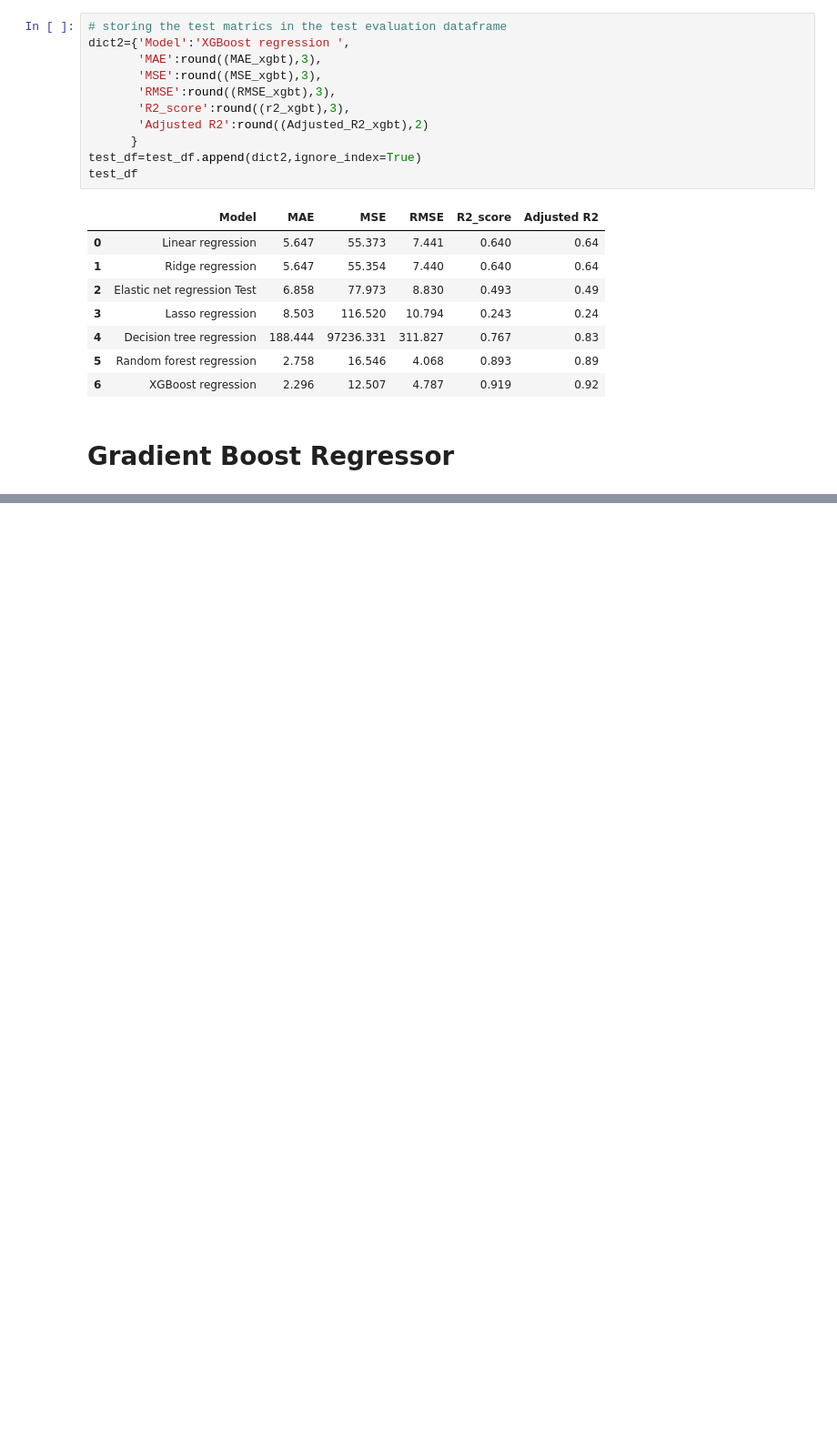
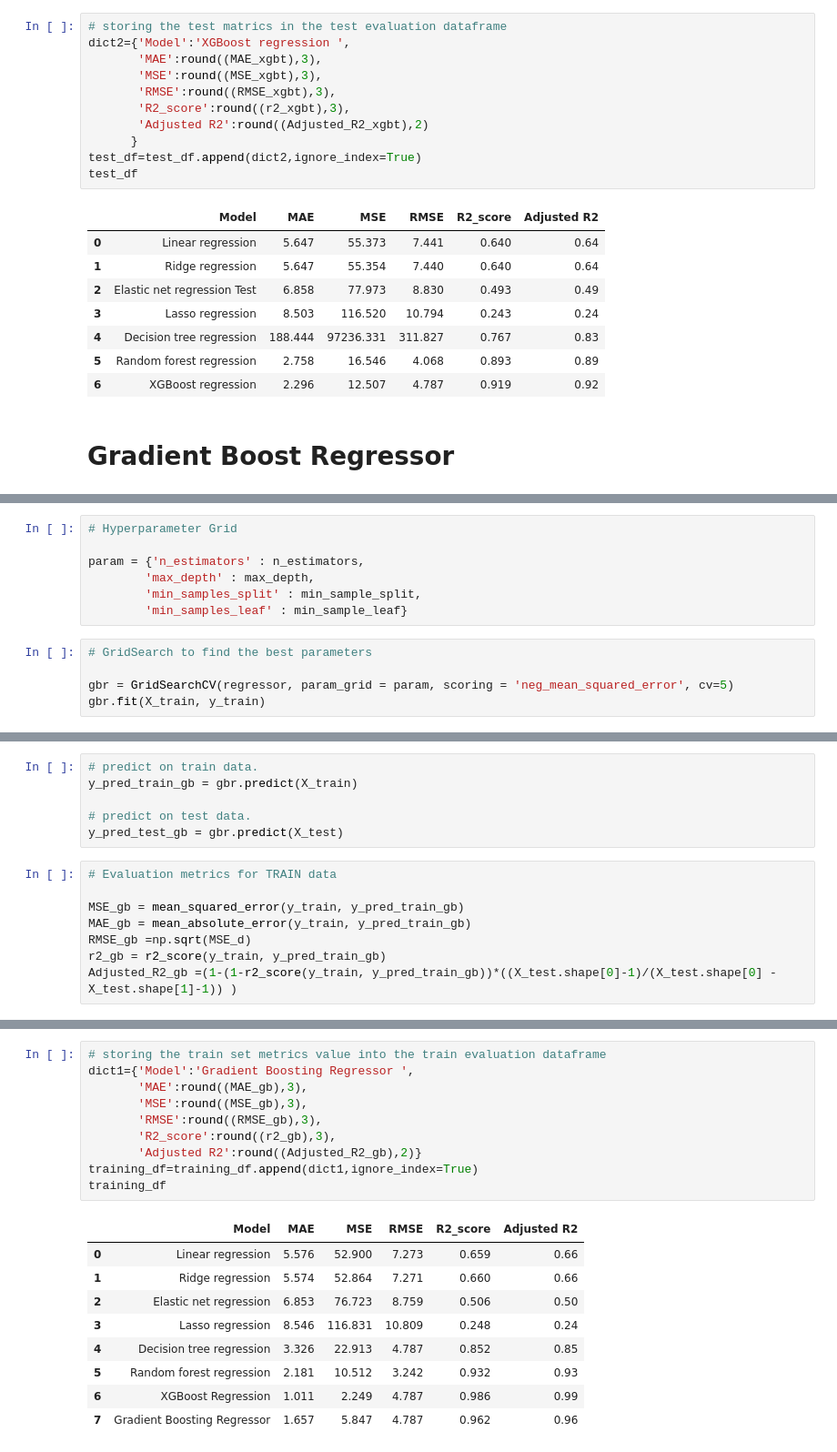
Before and after one commit to Dshivank/Seoul-Bike-Sharing-Demand-Prediction, a Jupyter notebook: Bike_Sharing_Demand_Prediction_using_ML_Capstone_Project_II.ipynb, the cells around one changed output, grey strips where cells are left out. Shown: that part at 91% size. Drawn from its saved outputs; the diff is of its cells as text; blank space fills up the shorter version.

```diff
--- a/Bike_Sharing_Demand_Prediction_using_ML_Capstone_Project_II.ipynb
+++ b/Bike_Sharing_Demand_Prediction_using_ML_Capstone_Project_II.ipynb
@@ -1206,0 +1215,12 @@ test_df
+# %%
+# Hyperparameter Grid
+
+param = {'n_estimators' : n_estimators,
+        'max_depth' : max_depth,
+        'min_samples_split' : min_sample_split,
+        'min_samples_leaf' : min_sample_leaf}
+# %%
+# GridSearch to find the best parameters
+
+gbr = GridSearchCV(regressor, param_grid = param, scoring = 'neg_mean_squared_error', cv=5)
+gbr.fit(X_train, y_train)
@@ -1206,0 +1233,14 @@ test_df
+# %%
+# predict on train data.
+y_pred_train_gb = gbr.predict(X_train)
+
+# predict on test data.
+y_pred_test_gb = gbr.predict(X_test)
+# %%
+# Evaluation metrics for TRAIN data
+
+MSE_gb = mean_squared_error(y_train, y_pred_train_gb)
+MAE_gb = mean_absolute_error(y_train, y_pred_train_gb)
+RMSE_gb =np.sqrt(MSE_d)
+r2_gb = r2_score(y_train, y_pred_train_gb)
+Adjusted_R2_gb =(1-(1-r2_score(y_train, y_pred_train_gb))*((X_test.shape[0]-1)/(X_test.shape[0] - X_test.shape[1]-1)) )
@@ -1206,0 +1259,20 @@ test_df
+# %%
+# storing the train set metrics value into the train evaluation dataframe
+dict1={'Model':'Gradient Boosting Regressor ',
+       'MAE':round((MAE_gb),3),
+       'MSE':round((MSE_gb),3),
+       'RMSE':round((RMSE_gb),3),
+       'R2_score':round((r2_gb),3),
+       'Adjusted R2':round((Adjusted_R2_gb),2)}
+training_df=training_df.append(dict1,ignore_index=True)
+training_df
+# %% [output]
+|  | Model | MAE | MSE | RMSE | R2_score | Adjusted R2 |
+| 0 | Linear regression | 5.576 | 52.900 | 7.273 | 0.659 | 0.66 |
+| 1 | Ridge regression | 5.574 | 52.864 | 7.271 | 0.660 | 0.66 |
+| 2 | Elastic net regression | 6.853 | 76.723 | 8.759 | 0.506 | 0.50 |
+| 3 | Lasso regression | 8.546 | 116.831 | 10.809 | 0.248 | 0.24 |
+| 4 | Decision tree regression | 3.326 | 22.913 | 4.787 | 0.852 | 0.85 |
+| 5 | Random forest regression | 2.181 | 10.512 | 3.242 | 0.932 | 0.93 |
+| 6 | XGBoost Regression | 1.011 | 2.249 | 4.787 | 0.986 | 0.99 |
+| 7 | Gradient Boosting Regressor | 1.657 | 5.847 | 4.787 | 0.962 | 0.96 |
```
Also changed, not shown: parts of 8 cells of this notebook.
